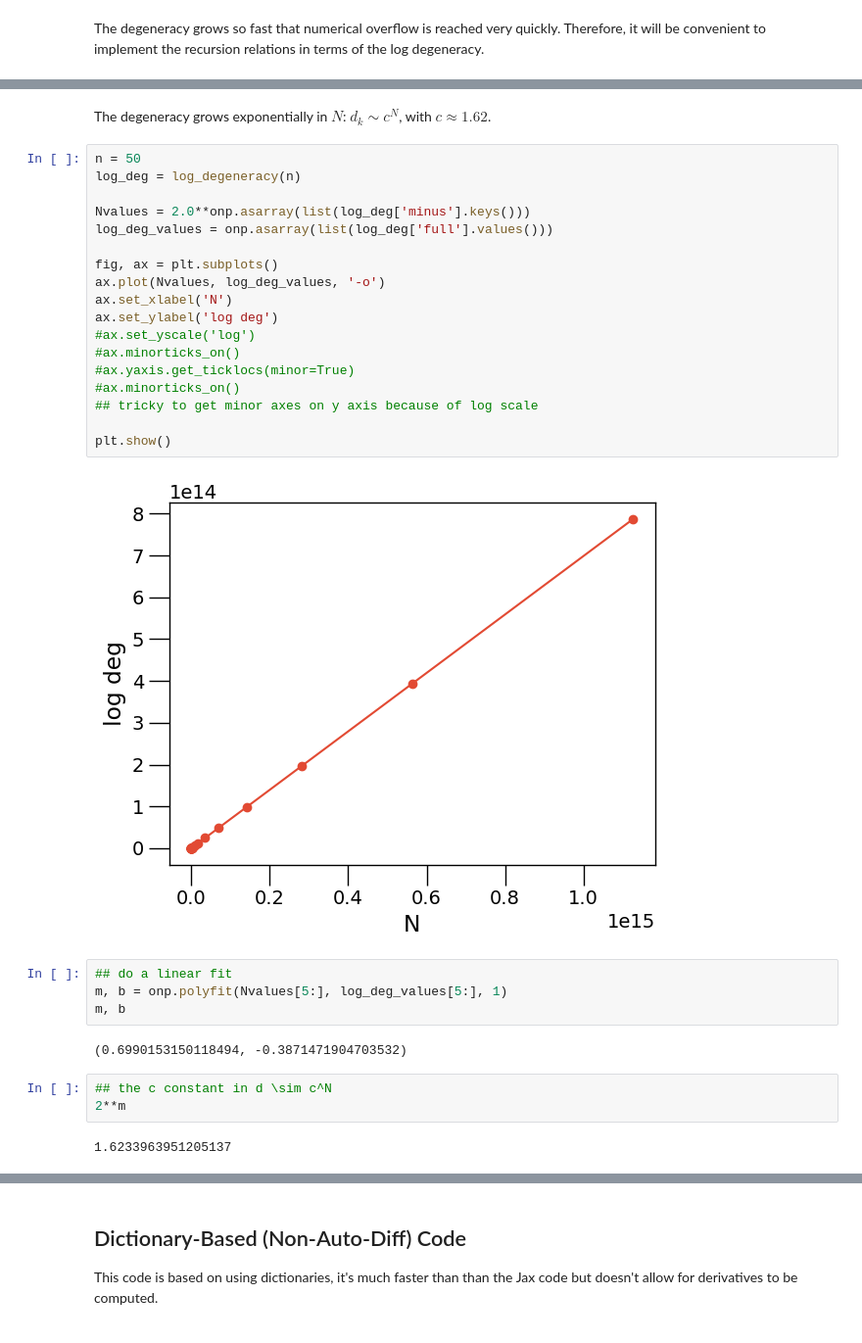
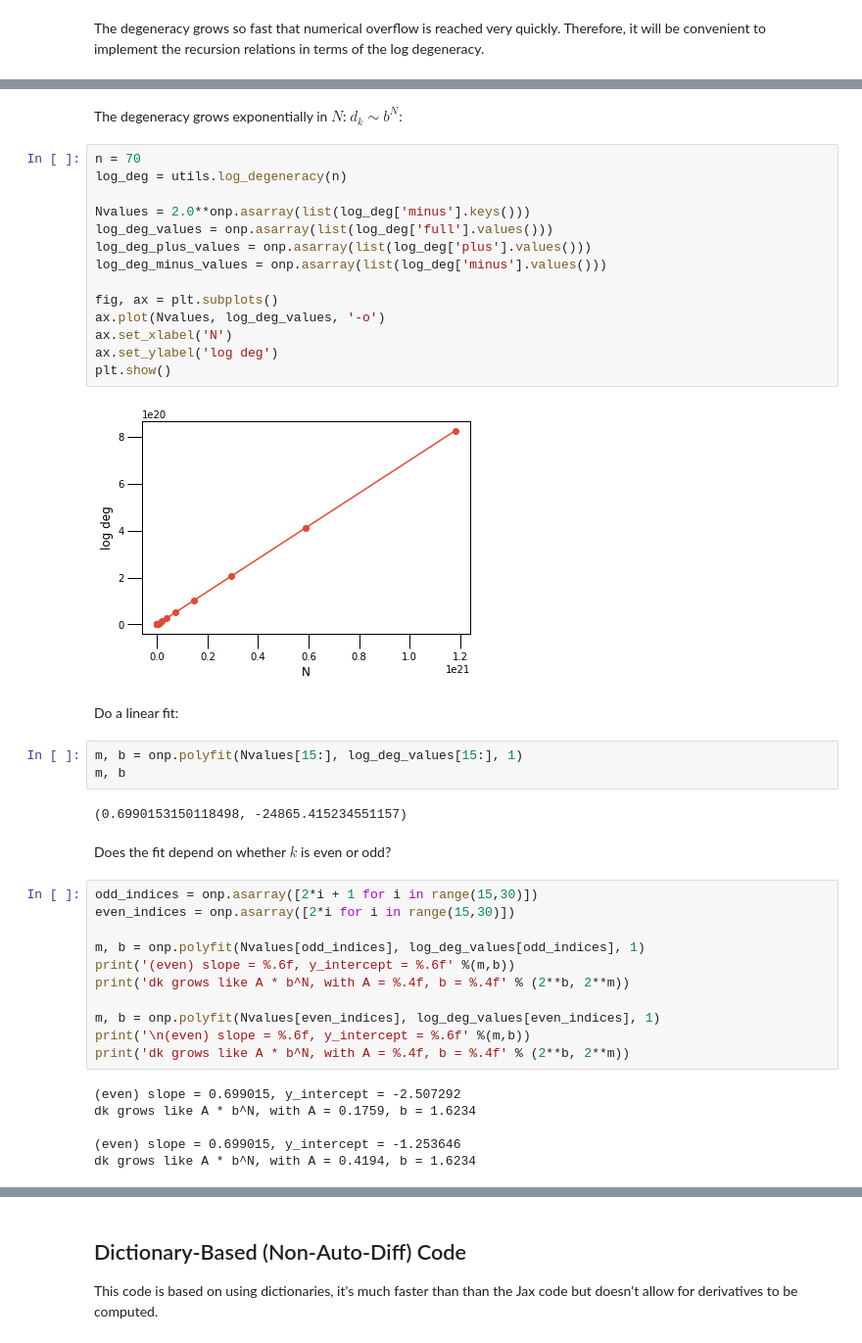
Before and after one commit to gshartnett/hierarchical, a Jupyter notebook: hierarchical parity model.ipynb, the cells around one changed output, grey strips where cells are left out. Shown: that part at 98% size. Cells and saved outputs as stored; diff of their text form.

Commit message:
added degeneracy calculations

```diff
--- a/hierarchical parity model.ipynb
+++ b/hierarchical parity model.ipynb
@@ -161,36 +126,47 @@ Check degeneracy type minus: True
 Check degeneracy type plus: True
 Check degeneracy type full: True
 # %% [markdown]
-The degeneracy grows exponentially in $N$: $d_k \sim c^N$, with $c \approx 1.62$.
+The degeneracy grows exponentially in $N$: $d_k \sim b^N$:
 # %%
-n = 50
-log_deg = log_degeneracy(n)
+n = 70
+log_deg = utils.log_degeneracy(n)
 
 Nvalues = 2.0**onp.asarray(list(log_deg['minus'].keys()))
 log_deg_values = onp.asarray(list(log_deg['full'].values()))
+log_deg_plus_values = onp.asarray(list(log_deg['plus'].values()))
+log_deg_minus_values = onp.asarray(list(log_deg['minus'].values()))
 
 fig, ax = plt.subplots()
 ax.plot(Nvalues, log_deg_values, '-o')
 ax.set_xlabel('N')
 ax.set_ylabel('log deg')
-#ax.set_yscale('log')
-#ax.minorticks_on()
-#ax.yaxis.get_ticklocs(minor=True)
-#ax.minorticks_on()
-## tricky to get minor axes on y axis because of log scale
-
 plt.show()
 # %% [output]
-[figure, old version]
+[figure, new version]
+# %% [markdown]
+Do a linear fit:
 # %%
-## do a linear fit
-m, b = onp.polyfit(Nvalues[5:], log_deg_values[5:], 1)
+m, b = onp.polyfit(Nvalues[15:], log_deg_values[15:], 1)
 m, b
 # %% [output]
-(0.6990153150118494, -0.3871471904703532)
+(0.6990153150118498, -24865.415234551157)
-# %%
-## the c constant in d \sim c^N
-2**m
-# %% [output]
-1.6233963951205137
+# %% [markdown]
+Does the fit depend on whether $k$ is even or odd?
+# %%
+odd_indices = onp.asarray([2*i + 1 for i in range(15,30)])
+even_indices = onp.asarray([2*i for i in range(15,30)])
+
+m, b = onp.polyfit(Nvalues[odd_indices], log_deg_values[odd_indices], 1)
+print('(even) slope = %.6f, y_intercept = %.6f' %(m,b))
+print('dk grows like A * b^N, with A = %.4f, b = %.4f' % (2**b, 2**m))
+
+m, b = onp.polyfit(Nvalues[even_indices], log_deg_values[even_indices], 1)
+print('\n(even) slope = %.6f, y_intercept = %.6f' %(m,b))
+print('dk grows like A * b^N, with A = %.4f, b = %.4f' % (2**b, 2**m))
+# %% [output]
+(even) slope = 0.699015, y_intercept = -2.507292
+dk grows like A * b^N, with A = 0.1759, b = 1.6234
+
+(even) slope = 0.699015, y_intercept = -1.253646
+dk grows like A * b^N, with A = 0.4194, b = 1.6234
 # %% [markdown]
```
Also changed, not shown: parts of 26 cells of this notebook, 4 other files.
